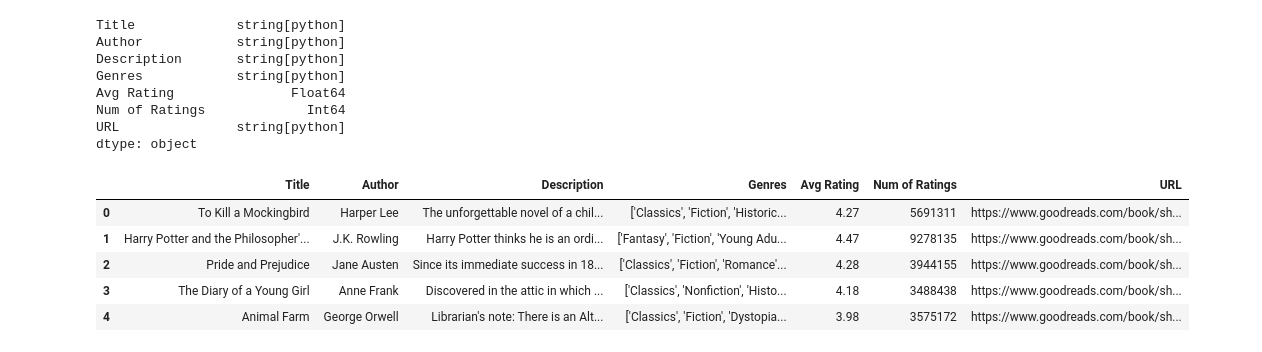
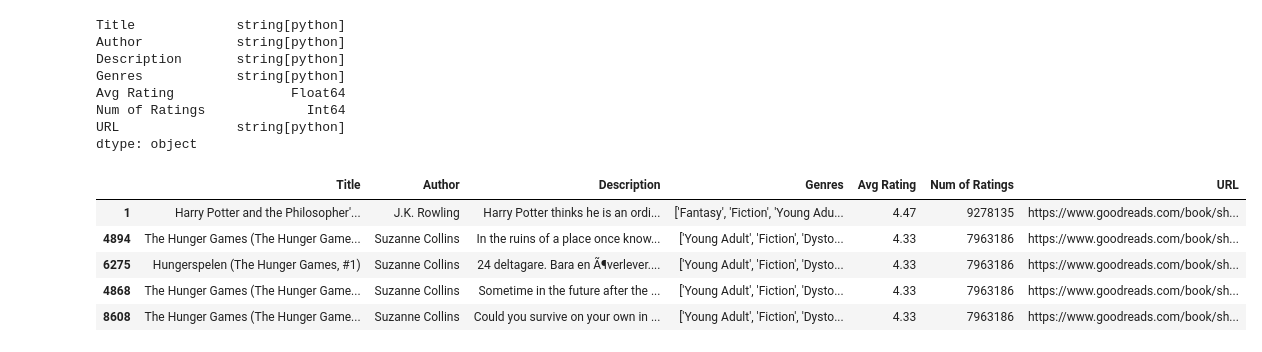
Before and after one commit to lleo022/ReadIt, a Jupyter notebook: datatest.ipynb, the cells around one changed output. Drawn from its saved outputs; the diff is of its cells as text; code cells hidden in the pictures.

```diff
--- a/datatest.ipynb
+++ b/datatest.ipynb
@@ -80,12 +80,12 @@ Avg Rating               Float64
 Num of Ratings             Int64
 URL               string[python]
 dtype: object
-# %%
-df.head(5)
-# %% [output]
-|  | Title | Author | Description | Genres | Avg Rating | Num of Ratings | URL |
-| 0 | To Kill a Mockingbird | Harper Lee | The unforgettable novel of a chil... | ['Classics', 'Fiction', 'Historic... | 4.27 | 5691311 | https://www.goodreads.com/book/sh... |
-| 1 | Harry Potter and the Philosopher'... | J.K. Rowling | Harry Potter thinks he is an ordi... | ['Fantasy', 'Fiction', 'Young Adu... | 4.47 | 9278135 | https://www.goodreads.com/book/sh... |
-| 2 | Pride and Prejudice | Jane Austen | Since its immediate success in 18... | ['Classics', 'Fiction', 'Romance'... | 4.28 | 3944155 | https://www.goodreads.com/book/sh... |
-| 3 | The Diary of a Young Girl | Anne Frank | Discovered in the attic in which ... | ['Classics', 'Nonfiction', 'Histo... | 4.18 | 3488438 | https://www.goodreads.com/book/sh... |
-| 4 | Animal Farm | George Orwell | Librarian's note: There is an Alt... | ['Classics', 'Fiction', 'Dystopia... | 3.98 | 3575172 | https://www.goodreads.com/book/sh... |
+# %%
+df.sort_values(by="Num of Ratings" , ascending=False).head(5)
+# %% [output]
+|  | Title | Author | Description | Genres | Avg Rating | Num of Ratings | URL |
+| 1 | Harry Potter and the Philosopher'... | J.K. Rowling | Harry Potter thinks he is an ordi... | ['Fantasy', 'Fiction', 'Young Adu... | 4.47 | 9278135 | https://www.goodreads.com/book/sh... |
+| 4894 | The Hunger Games (The Hunger Game... | Suzanne Collins | In the ruins of a place once know... | ['Young Adult', 'Fiction', 'Dysto... | 4.33 | 7963186 | https://www.goodreads.com/book/sh... |
+| 6275 | Hungerspelen (The Hunger Games, #1) | Suzanne Collins | 24 deltagare. Bara en Ã¶verlever.... | ['Young Adult', 'Fiction', 'Dysto... | 4.33 | 7963186 | https://www.goodreads.com/book/sh... |
+| 4868 | The Hunger Games (The Hunger Game... | Suzanne Collins | Sometime in the future after the ... | ['Young Adult', 'Fiction', 'Dysto... | 4.33 | 7963186 | https://www.goodreads.com/book/sh... |
+| 8608 | The Hunger Games (The Hunger Game... | Suzanne Collins | Could you survive on your own in ... | ['Young Adult', 'Fiction', 'Dysto... | 4.33 | 7963186 | https://www.goodreads.com/book/sh... |
```
Also changed, not shown: parts of 5 cells of this notebook.
